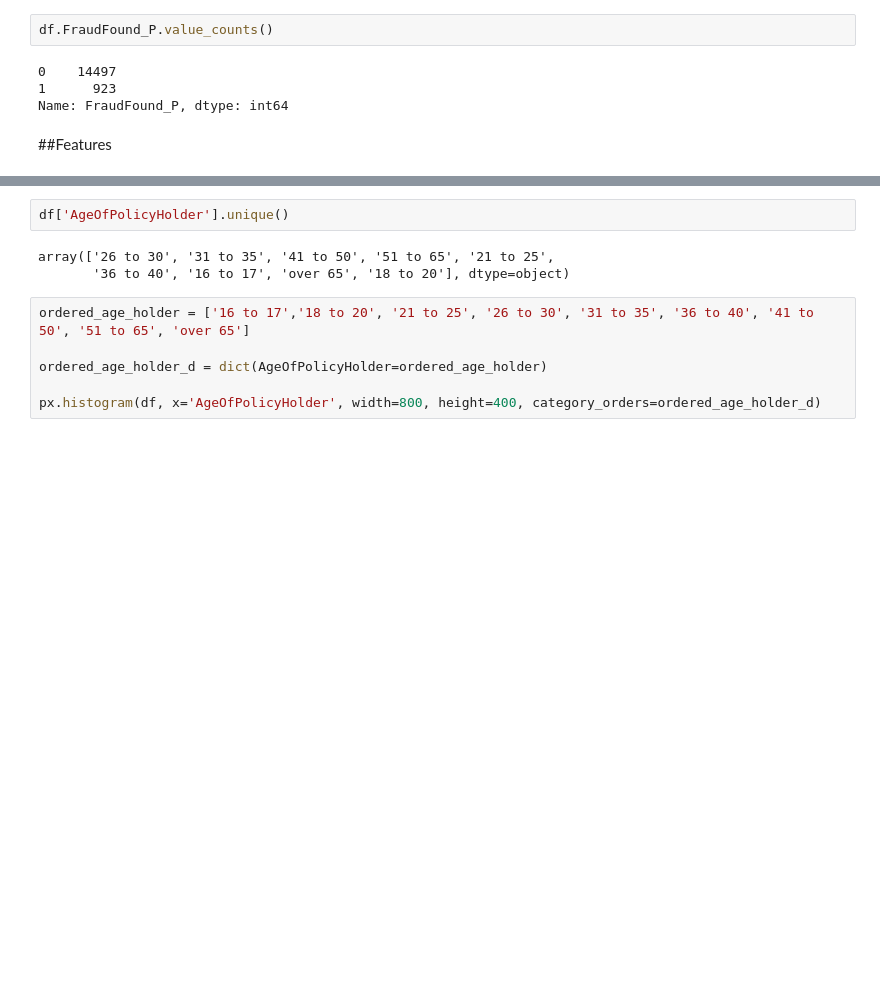
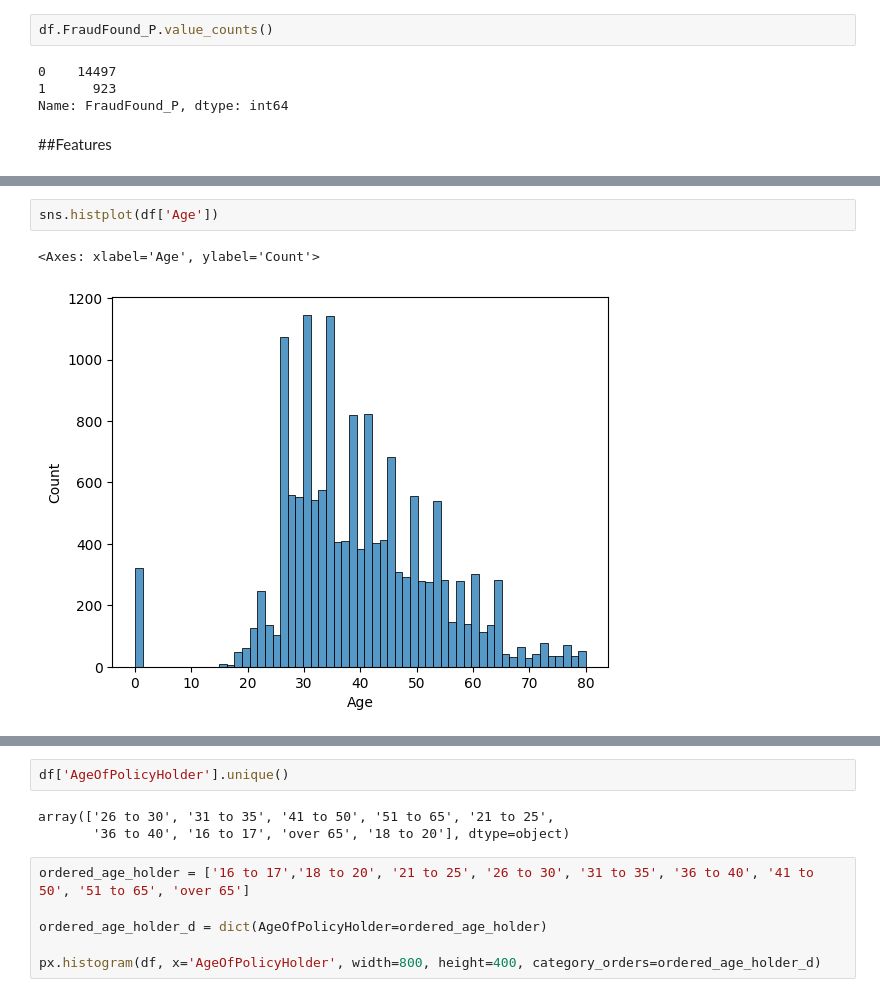
Before and after one commit to aziegert/Vehicle_Insurance_Claim_Fraud_Detection, a Jupyter notebook: Vehicle_Insurance_Claim_Fraud_Detection_v2.ipynb, the cells around one changed output, grey strips where cells are left out. Cells and saved outputs as stored; diff of their text form; blank space fills up the shorter version.

```diff
--- a/Vehicle_Insurance_Claim_Fraud_Detection_v2.ipynb
+++ b/Vehicle_Insurance_Claim_Fraud_Detection_v2.ipynb
@@ -128 +156,6 @@ px.histogram(df['Age'], width=800, height=400)
+# %%
+sns.histplot(df['Age'])
+# %% [output]
+<Axes: xlabel='Age', ylabel='Count'>
+[figure, added]
 # %%
```
Also changed, not shown: parts of 10 cells of this notebook.
